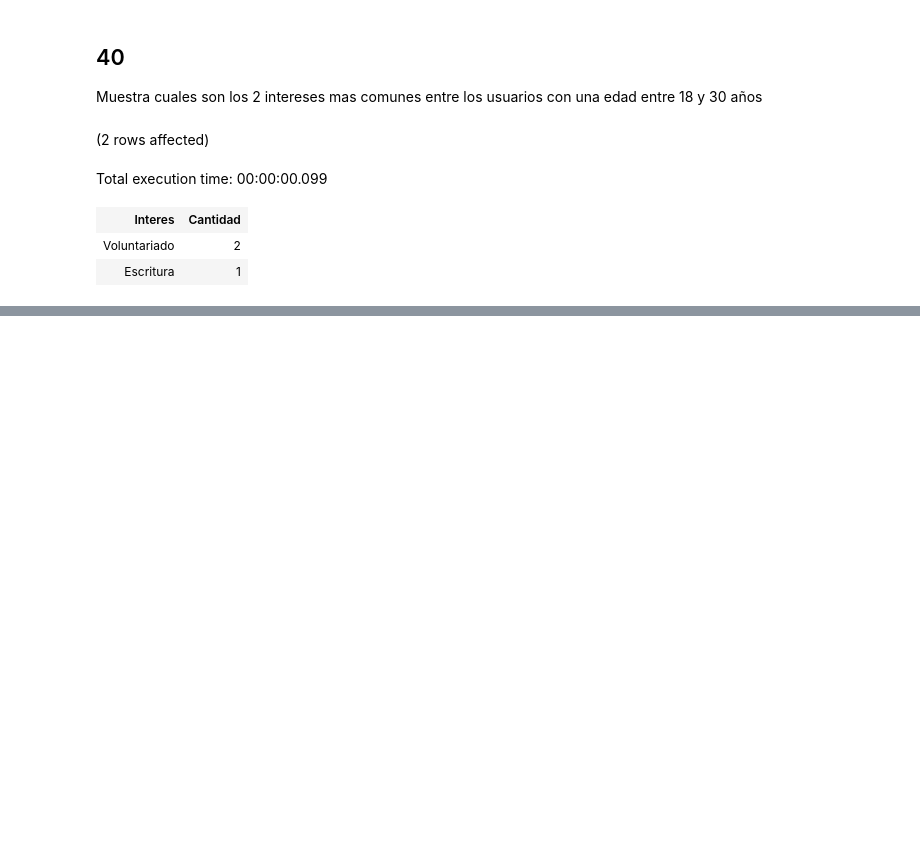
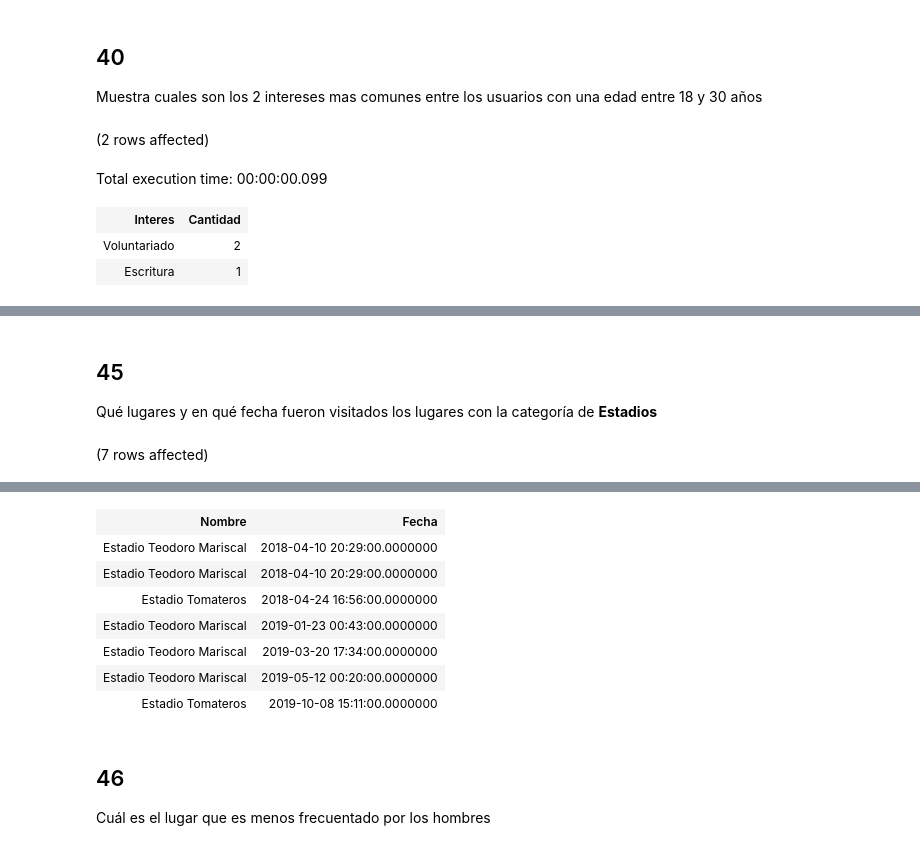
Before and after one commit to DanielCamposs98/BDCuatroCuadras, a Jupyter notebook: CuatroCuadras (Consultas).ipynb, the cells around one changed output, grey strips where cells are left out. Cells and saved outputs as stored; diff of their text form; code cells hidden in the pictures; blank space fills up the shorter version.

```diff
--- a/CuatroCuadras (Consultas).ipynb
+++ b/CuatroCuadras (Consultas).ipynb
@@ -757,0 +820,11 @@ Total execution time: 00:00:00.099
+# %% [markdown]
+## 45
+Qué lugares y en qué fecha fueron visitados los lugares con la categoría de **Estadios**
+# %%
+SELECT L.Nombre, V.Fecha FROM Visita V
+INNER JOIN Lugar L ON L.ID_Lugar=V.ID_Lugar
+INNER JOIN Categoria C ON L.ID_Categoria=C.ID_Categoria
+WHERE C.Descripcion='Estadios'
+ORDER BY Fecha
+# %% [output]
+(7 rows affected)
@@ -757,0 +832,11 @@ Total execution time: 00:00:00.099
+| Nombre | Fecha |
+| Estadio Teodoro Mariscal | 2018-04-10 20:29:00.0000000 |
+| Estadio Teodoro Mariscal | 2018-04-10 20:29:00.0000000 |
+| Estadio Tomateros | 2018-04-24 16:56:00.0000000 |
+| Estadio Teodoro Mariscal | 2019-01-23 00:43:00.0000000 |
+| Estadio Teodoro Mariscal | 2019-03-20 17:34:00.0000000 |
+| Estadio Teodoro Mariscal | 2019-05-12 00:20:00.0000000 |
+| Estadio Tomateros | 2019-10-08 15:11:00.0000000 |
+# %% [markdown]
+## 46
+Cuál es el lugar que es menos frecuentado por los hombres
```
Also changed, not shown: parts of 22 cells of this notebook.
